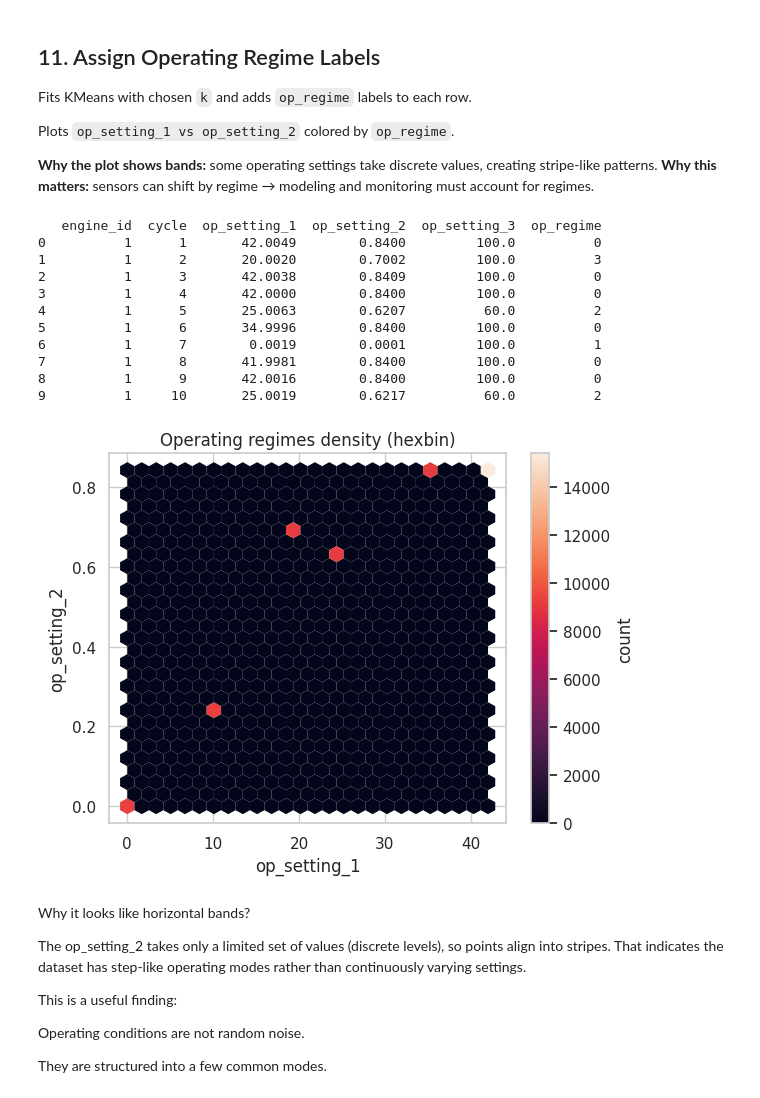
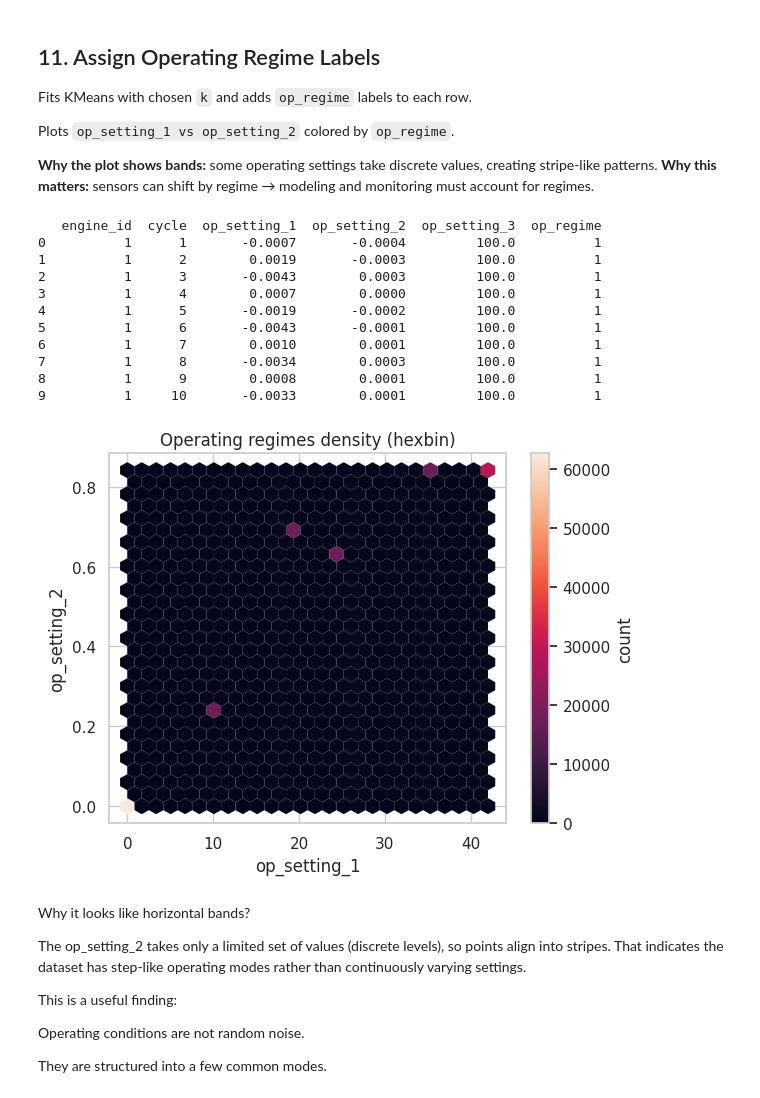
Before and after one commit to arpitDhiman2000/Predictive-Maintenance-Forecasting, a Jupyter notebook: notebook/exp_notebook.ipynb, the cells around one changed output. Drawn from its saved outputs; the diff is of its cells as text; code cells hidden in the pictures.

```diff
--- a/notebook/exp_notebook.ipynb
+++ b/notebook/exp_notebook.ipynb
@@ -303,7 +303,7 @@ inertias = []
 
 op_cols = [f"op_setting_{i}" for i in range(1,4)]
 
-X = df_4[op_cols].values
+X = df[op_cols].values
 X_scaled = StandardScaler().fit_transform(X)
 
 for k in k_values:
@@ -341,40 +341,40 @@ Plots `op_setting_1 vs op_setting_2` colored by `op_regime`.
 # %%
 k = 4
 kmeans = KMeans(n_clusters=k, random_state=42, n_init="auto").fit(X_scaled)
-df_4["op_regime"] = kmeans.labels_
+df["op_regime"] = kmeans.labels_
 
 cols_to_show = [
     "engine_id",
     "cycle",
     "op_setting_1",
     "op_setting_2",
     "op_setting_3",
     "op_regime",
 ]
 
 # Show first 10 rows (as currently ordered)
-print(df_4[cols_to_show].head(10))
+print(df[cols_to_show].head(10))
 
 plt.figure()
-plt.hexbin(df_4["op_setting_1"], df_4["op_setting_2"], gridsize=25, linewidths=0, edgecolors="none")
+plt.hexbin(df["op_setting_1"], df["op_setting_2"], gridsize=25, linewidths=0, edgecolors="none")
 plt.title("Operating regimes density (hexbin)")
 plt.xlabel("op_setting_1")
 plt.ylabel("op_setting_2")
 plt.colorbar(label="count")
 plt.show()
 # %% [output]
    engine_id  cycle  op_setting_1  op_setting_2  op_setting_3  op_regime
-0          1      1       42.0049        0.8400         100.0          0
-1          1      2       20.0020        0.7002         100.0          3
-2          1      3       42.0038        0.8409         100.0          0
-3          1      4       42.0000        0.8400         100.0          0
-4          1      5       25.0063        0.6207          60.0          2
-5          1      6       34.9996        0.8400         100.0          0
-6          1      7        0.0019        0.0001         100.0          1
-7          1      8       41.9981        0.8400         100.0          0
-8          1      9       42.0016        0.8400         100.0          0
-9          1     10       25.0019        0.6217          60.0          2
+0          1      1       -0.0007       -0.0004         100.0          1
+1          1      2        0.0019       -0.0003         100.0          1
+2          1      3       -0.0043        0.0003         100.0          1
+3          1      4        0.0007        0.0000         100.0          1
+4          1      5       -0.0019       -0.0002         100.0          1
+5          1      6       -0.0043       -0.0001         100.0          1
+6          1      7        0.0010        0.0001         100.0          1
+7          1      8       -0.0034        0.0003         100.0          1
+8          1      9        0.0008        0.0001         100.0          1
+9          1     10       -0.0033        0.0001         100.0          1
-[figure, old version]
+[figure, new version]
 # %% [markdown]
 Why it looks like horizontal bands?
 
```
Also changed, not shown: parts of 11 cells of this notebook, 8 other files.
